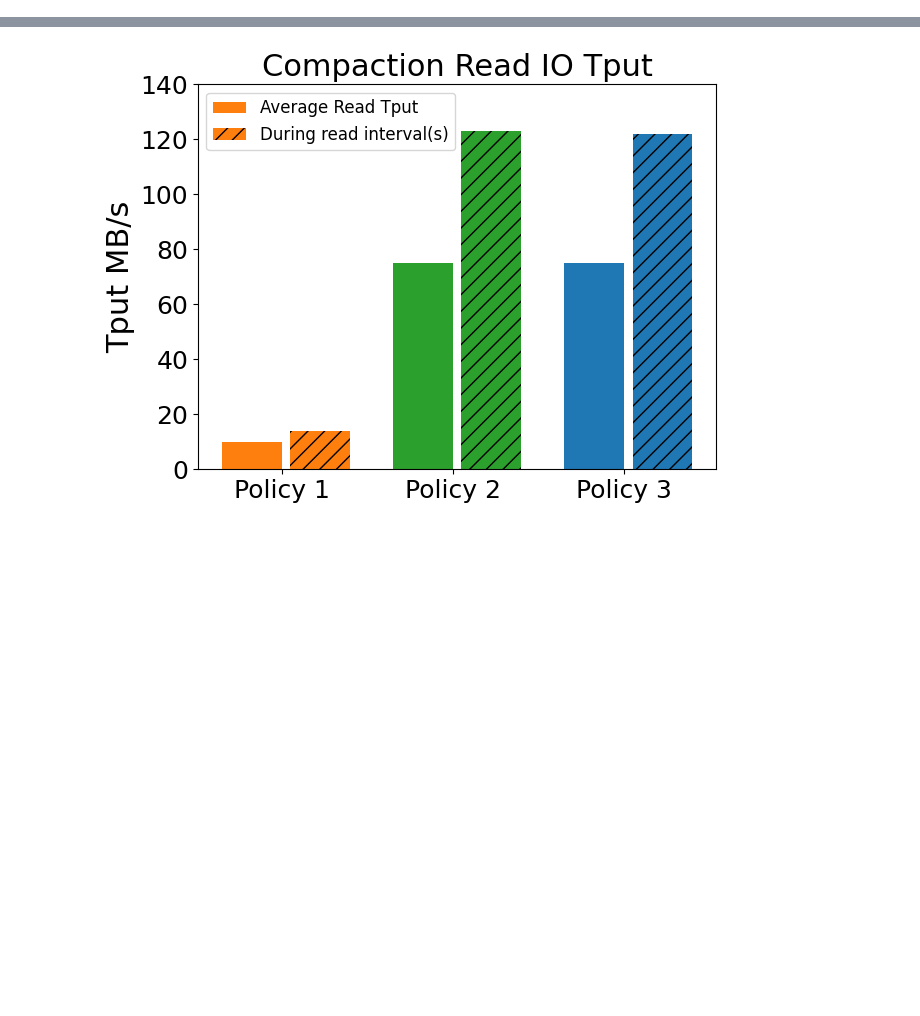
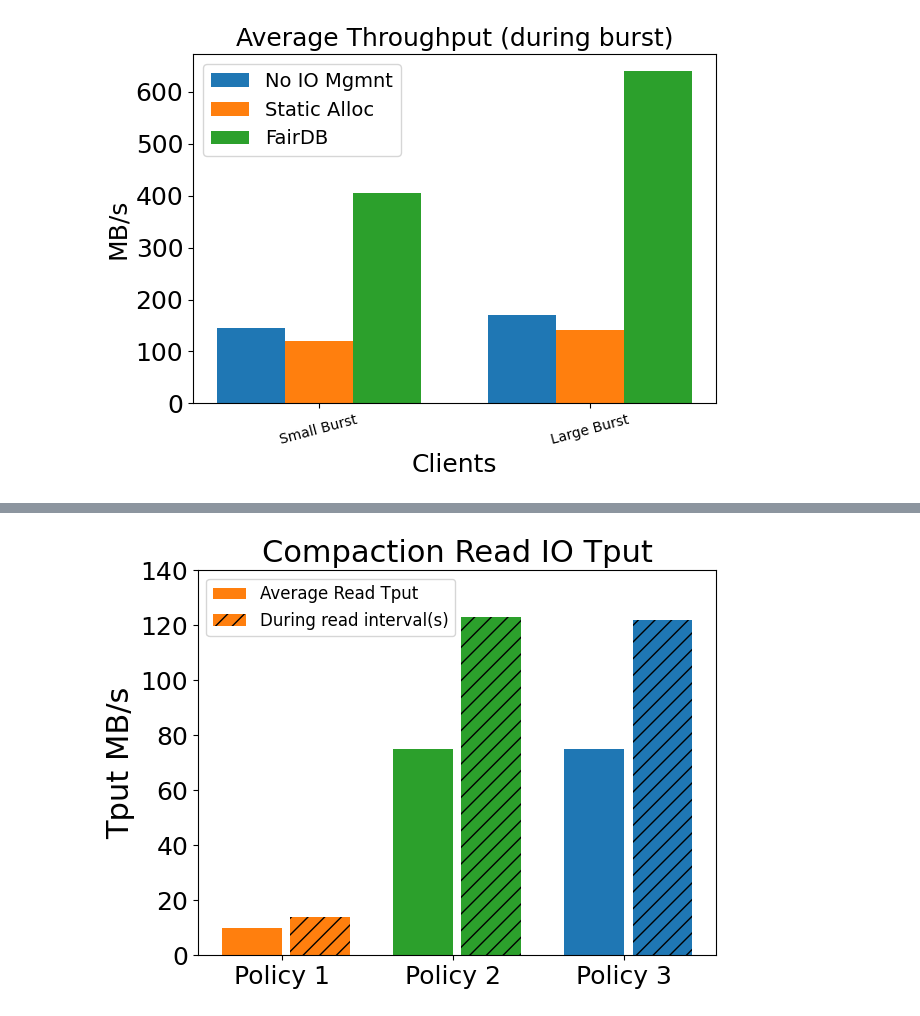
Before and after one commit to tyler-griggs/YCSB-cpp, a Jupyter notebook: analysis.ipynb, the cells around one changed output, grey strips where cells are left out. Drawn from its saved outputs; the diff is of its cells as text; code cells hidden in the pictures; blank space fills up the shorter version.

```diff
--- a/analysis.ipynb
+++ b/analysis.ipynb
@@ -855,3 +952,78 @@ num stops:  25
+# %%
+import matplotlib.pyplot as plt
+import numpy as np
+
+# # 50p Latency
+# values = np.array([
+#     [4.92, 5.13, 4.99],
+#     [5.16, 4.98, 5.04],
+#     [0.1, 0.1, 0.1],
+#     [64.67, 10.12, 10.31]
+# ])
+
+
+# # 99p Latency
+# values = np.array([
+#     [250, 1200, 10],
+#     [800, 4000, 10],
+#     [1, 1, 1],
+#     # [0, 3000, 0],
+#     [100, 15, 16]
+# ])
+
+# Avg Tput
+values = np.array([
+    [145, 120, 405],
+    [171, 142, 640],
+])
+
+# # Utilization
+# values = np.array([
+#     [100, 100, 61.9],
+#     [100, 73, 100],
+#     [60, 60, 100],
+# ])
+
+
+categories = ['Small Burst', 'Large Burst']
+# categories = ['Read SSD IO', 'Write SSD IO', 'Peak Memtable']
+metric_labels = ['No IO Mgmnt', 'Static Alloc', 'FairDB']
+
+bar_width = 0.25
+x_positions = np.arange(len(categories))
+
+fig, ax = plt.subplots()
+
+colors = ['tab:blue', 'tab:orange', 'tab:green']
+
+# Plot bars and add labels
+for i in range(values.shape[1]):
+    bars = ax.bar(
+        x_positions + i * bar_width,
+        values[:, i],
+        width=bar_width,
+        color=colors[i],
+        label=metric_labels[i]
+    )
+
+# Customizing the plot
+ax.set_xlabel('Clients', fontsize=18)
+ax.set_ylabel('MB/s', fontsize=18)
+ax.set_title('Average Throughput (during burst)', fontsize=18)
+ax.set_xticks(x_positions + bar_width)
+# plt.yscale('log')
+plt.yticks(fontsize=18)
+# plt.xticks(fontsize=12)
+plt.xticks(rotation=15)
+
+ax.set_xticklabels(categories)
+ax.legend(fontsize=14)
+
+# Display the plot
+plt.tight_layout()
+plt.show()
+# %% [output]
+[figure, added]
 # %%
 import matplotlib.pyplot as plt
 
```
Also changed, not shown: parts of 7 cells of this notebook, 2 other files.
